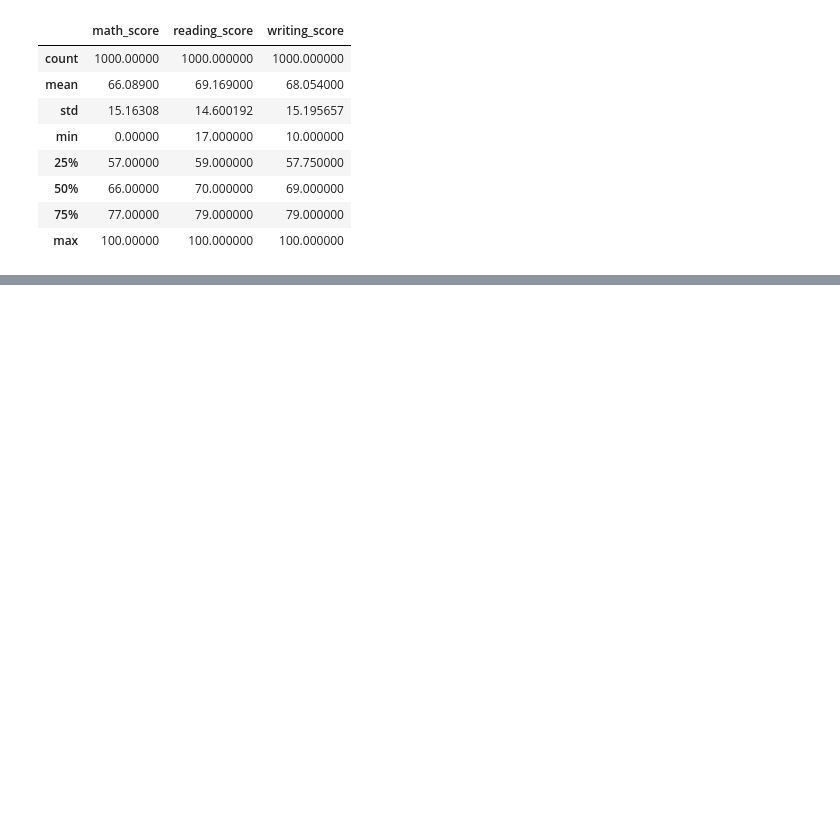
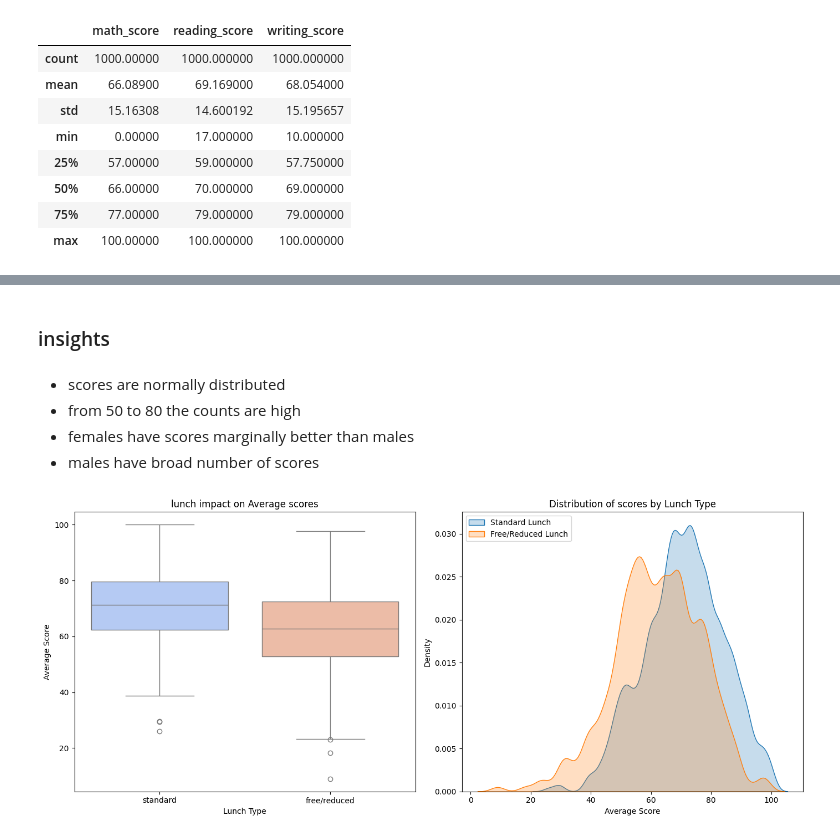
Before and after one commit to karann18/mlproject, a Jupyter notebook: notebook/EDA.ipynb, the cells around one changed output, grey strips where cells are left out. Drawn from its saved outputs; the diff is of its cells as text; code cells hidden in the pictures; blank space fills up the shorter version.

```diff
--- a/notebook/EDA.ipynb
+++ b/notebook/EDA.ipynb
@@ -147,0 +252,29 @@ df.describe()
+# %% [markdown]
+### insights
+# %% [markdown]
+- scores are normally distributed
+- from 50 to 80 the counts are high
+- females have scores marginally better than males
+- males have broad number of scores
+# %%
+
+fig, axes = plt.subplots(1, 2, figsize=(14, 6))
+
+# Box Plot - Comparing scores by Lunch Type
+sns.boxplot(x=df["lunch"], y=df["average_score"], palette="coolwarm", ax=axes[0])
+axes[0].set_title("lunch impact on Average scores")
+axes[0].set_xlabel("Lunch Type")
+axes[0].set_ylabel("Average Score")
+
+#  KDE Plot - distributing scores by Lunch Type
+sns.kdeplot(df[df["lunch"] == "standard"]["average_score"], label="Standard Lunch", fill=True, ax=axes[1],bw_adjust=0.5)
+sns.kdeplot(df[df["lunch"] == "free/reduced"]["average_score"], label="Free/Reduced Lunch", fill=True, ax=axes[1], bw_adjust=0.5)
+axes[1].set_title("Distribution of scores by Lunch Type")
+axes[1].set_xlabel("Average Score")
+axes[1].set_ylabel("Density")
+axes[1].legend()
+
+plt.tight_layout()
+plt.show()
+# %% [output]
+[figure, added]
```
Also changed, not shown: parts of 36 cells of this notebook.
